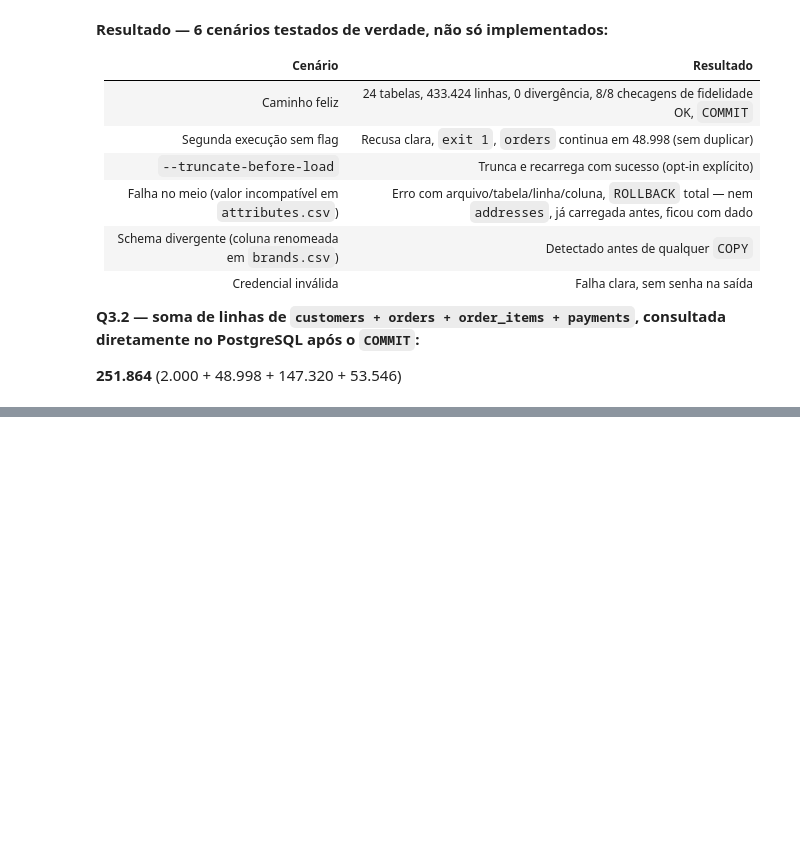
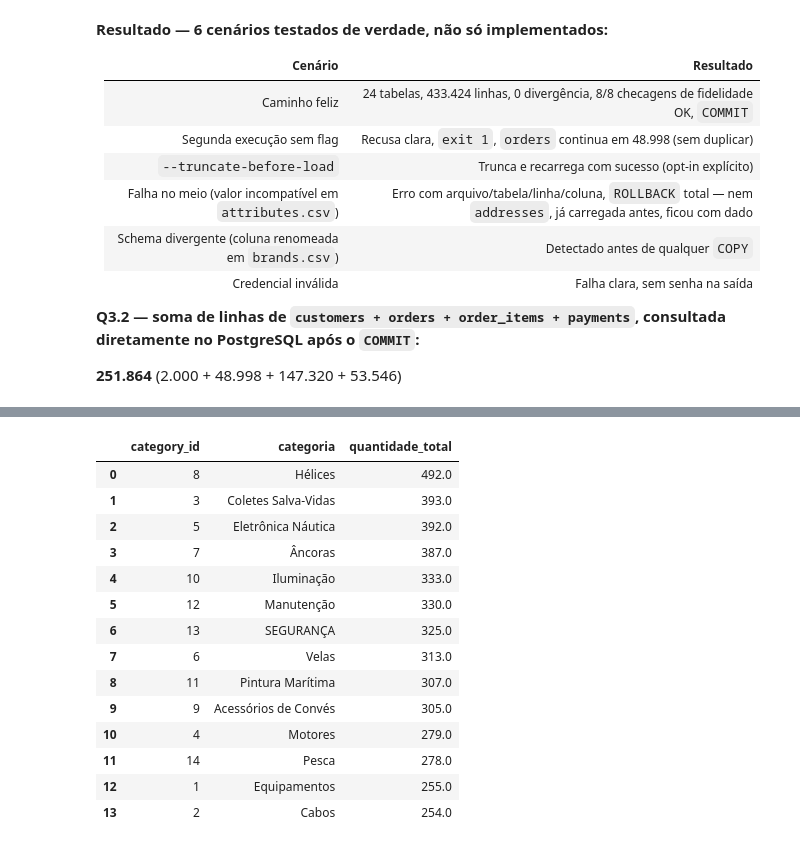
Before and after one commit to maurotessarolojunior/lh-nautical-2026-2, a Jupyter notebook: notebooks/lh_nautical.ipynb, the cells around one changed output, grey strips where cells are left out. Drawn from its saved outputs; the diff is of its cells as text; code cells hidden in the pictures; blank space fills up the shorter version.

```diff
--- a/notebooks/lh_nautical.ipynb
+++ b/notebooks/lh_nautical.ipynb
@@ -207,0 +271,55 @@ Código em `../Submissão/Q3/load_data.py` (entregável da Q3.1). Raciocínio co
+# %%
+categoria_top10 = pd.read_sql("""
+    WITH metricas_pedidos AS (
+        SELECT customer_id, SUM(total) / COUNT(id) AS ticket_medio
+        FROM orders
+        GROUP BY customer_id
+    ),
+    diversidade_clientes AS (
+        SELECT o.customer_id, COUNT(DISTINCT p.category_id) AS diversidade_categorias
+        FROM orders o
+        JOIN order_items oi ON oi.order_id = o.id
+        JOIN product_variants pv ON pv.id = oi.product_variant_id
+        JOIN products p ON p.id = pv.product_id
+        GROUP BY o.customer_id
+    ),
+    top_10 AS (
+        SELECT mp.customer_id
+        FROM metricas_pedidos mp
+        JOIN diversidade_clientes dc ON dc.customer_id = mp.customer_id
+        WHERE dc.diversidade_categorias >= 13
+        ORDER BY mp.ticket_medio DESC, mp.customer_id ASC
+        LIMIT 10
+    )
+    SELECT
+        c.id AS category_id,
+        c.name AS categoria,
+        SUM(oi.quantity) AS quantidade_total
+    FROM top_10 t
+    JOIN orders o ON o.customer_id = t.customer_id
+    JOIN order_items oi ON oi.order_id = o.id
+    JOIN product_variants pv ON pv.id = oi.product_variant_id
+    JOIN products p ON p.id = pv.product_id
+    JOIN categories c ON c.id = p.category_id
+    GROUP BY c.id, c.name
+    ORDER BY quantidade_total DESC, category_id ASC
+""", pg)
+
+pg.close()
+categoria_top10
+# %% [output]
+|  | category_id | categoria | quantidade_total |
+| 0 | 8 | Hélices | 492.0 |
+| 1 | 3 | Coletes Salva-Vidas | 393.0 |
+| 2 | 5 | Eletrônica Náutica | 392.0 |
+| 3 | 7 | Âncoras | 387.0 |
+| 4 | 10 | Iluminação | 333.0 |
+| 5 | 12 | Manutenção | 330.0 |
+| 6 | 13 | SEGURANÇA | 325.0 |
+| 7 | 6 | Velas | 313.0 |
+| 8 | 11 | Pintura Marítima | 307.0 |
+| 9 | 9 | Acessórios de Convés | 305.0 |
+| 10 | 4 | Motores | 279.0 |
+| 11 | 14 | Pesca | 278.0 |
+| 12 | 1 | Equipamentos | 255.0 |
+| 13 | 2 | Cabos | 254.0 |
```
Also changed, not shown: parts of 4 cells of this notebook, 2 other files.
